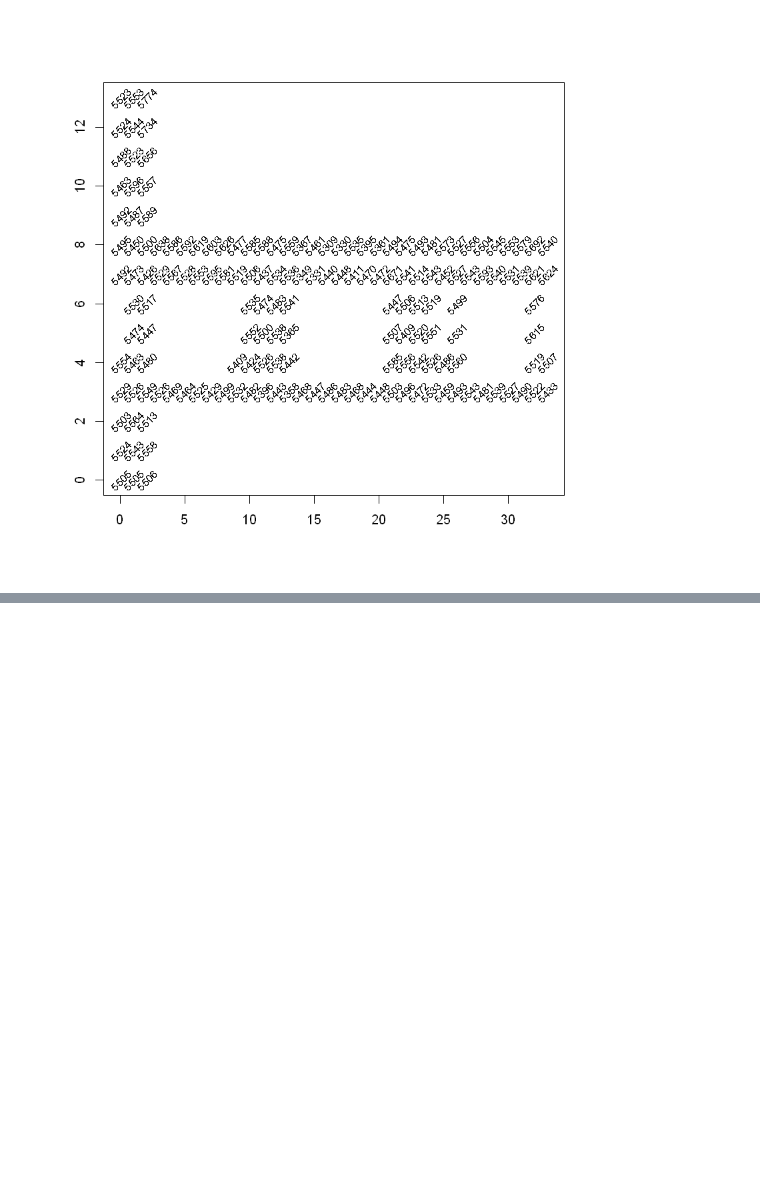
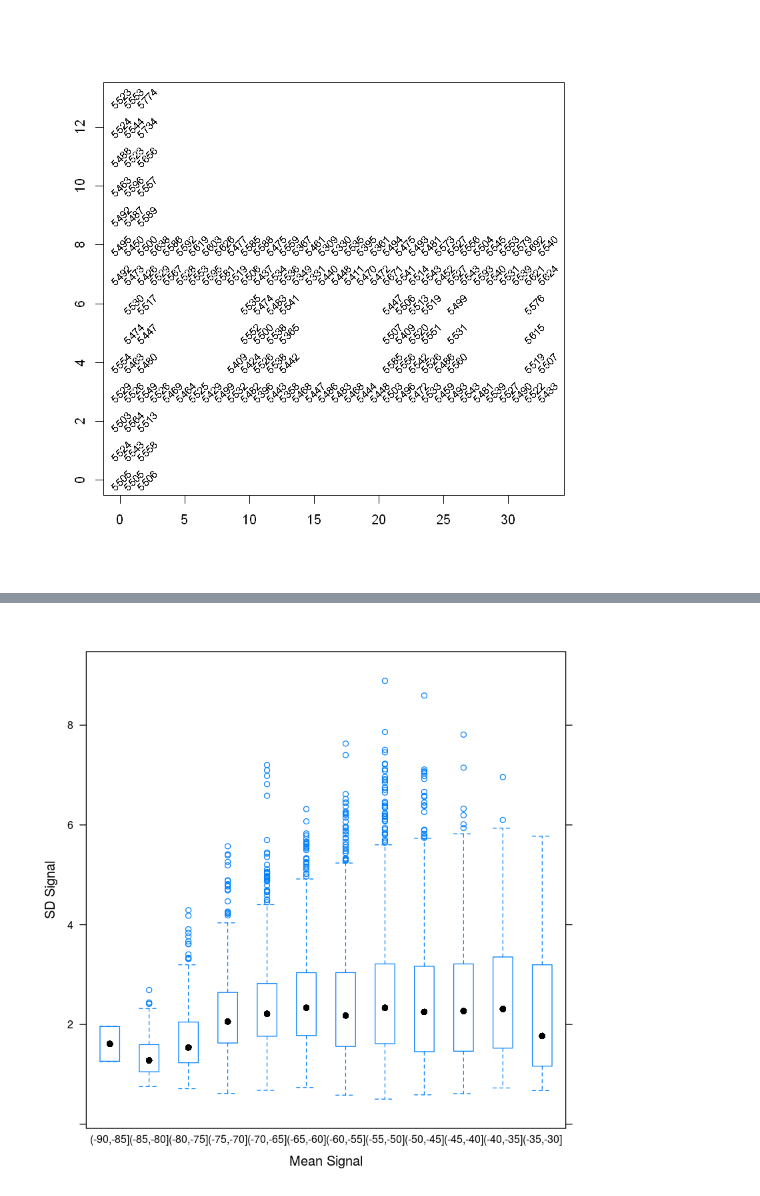
Before and after one commit to CaseyRMartinez/QTW_CaseStudies, a Jupyter notebook: RTLS_CaseStudy1.ipynb, the cells around one changed output, grey strips where cells are left out. Saved outputs shown, nothing was run; the diff lists cells and outputs as text; code cells hidden in the pictures; blank space fills up the shorter version.

```diff
--- a/RTLS_CaseStudy1.ipynb
+++ b/RTLS_CaseStudy1.ipynb
@@ -265,0 +280,23 @@ text(locCounts, labels = locCounts[,3], cex=0.8, srt = 45)
+# %%
+offline$posXY = paste(offline$posX, offline$posY, sep = "-")
+# %%
+byLocAngleAP = with(offline, by(offline, list(posXY, angle, mac), function(x) x))
+# %%
+signalSummary = lapply(byLocAngleAP,
+                       function(oneLoc){
+                            ans = oneLoc[1,]
+                            ans$medSignal = median(oneLoc$signal)
+                            ans$avgSignal = mean(oneLoc$signal)
+                            ans$num = length(oneLoc$signal)
+                            ans$sdSignal = sd(oneLoc$signal)
+                            ans$iqrSignal = IQR(oneLoc$signal)
+                            ans
+                        })
+
+offlineSummary = do.call("rbind", signalSummary)
+# %%
+breaks = seq(-90, -30, by = 5)
+bwplot(sdSignal ~ cut(avgSignal, breaks = breaks), data = offlineSummary, subset =  mac != "00:0f:a3:39:dd:cd",
+      xlab = "Mean Signal", ylab = "SD Signal")
+# %% [output]
+[figure, added]
```
Also changed, not shown: parts of 45 cells of this notebook, 2 other files.
